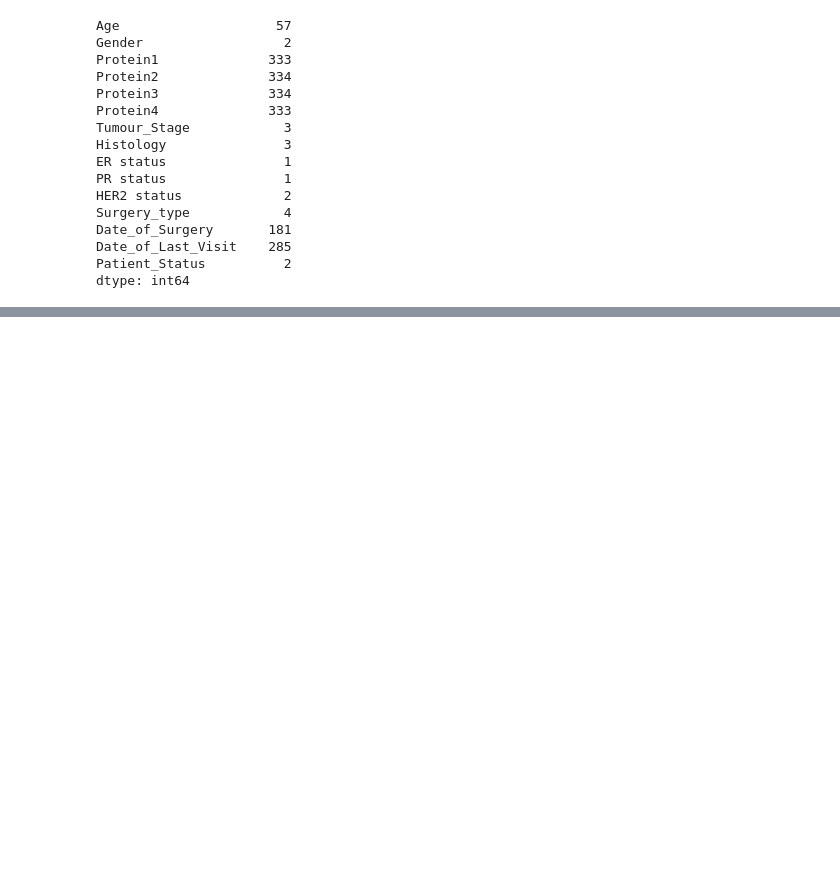
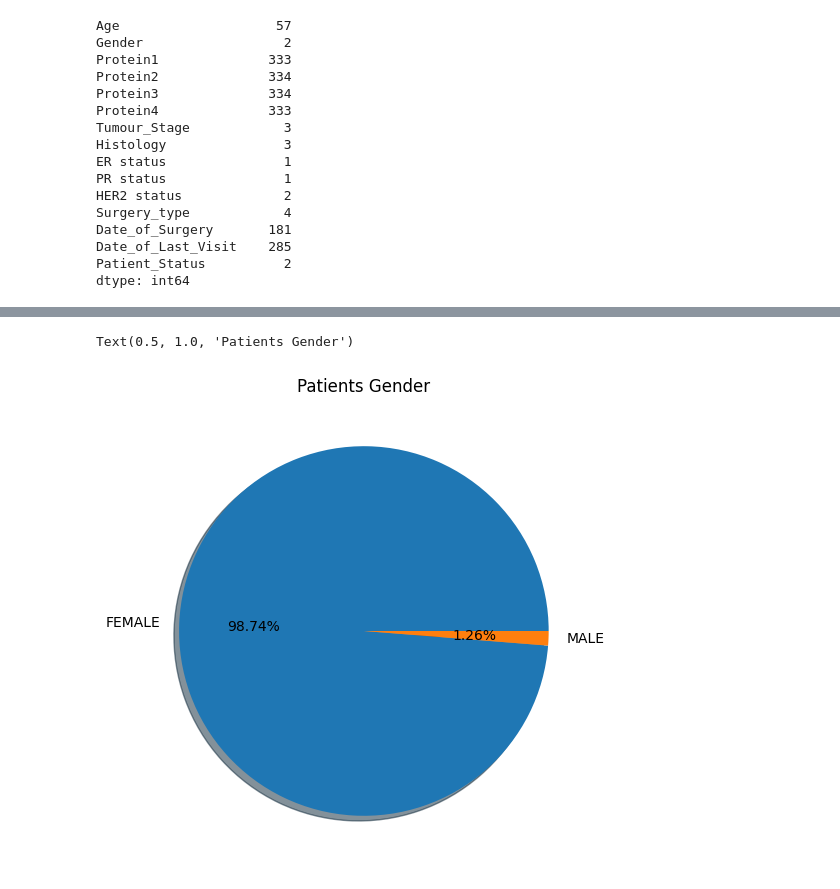
Before and after one commit to AkramMaouche/Breast-Cancer-Survival-Prediction, a Jupyter notebook: src/Notebook/Eda.ipynb, the cells around one changed output, grey strips where cells are left out. Saved outputs shown, nothing was run; the diff lists cells and outputs as text; code cells hidden in the pictures; blank space fills up the shorter version.

```diff
--- a/src/Notebook/Eda.ipynb
+++ b/src/Notebook/Eda.ipynb
@@ -119,0 +204,8 @@ dtype: int64
+# %%
+palatte_color = sns.color_palette('tab10')
+plt.figure(figsize=(6,6))
+plt.pie(x = df['Gender'].value_counts(),autopct='%.2f%%',labels=df['Gender'].value_counts().keys(),colors=palatte_color,shadow=True,)
+plt.title('Patients Gender')
+# %% [output]
+Text(0.5, 1.0, 'Patients Gender')
+[figure, added]
```
Also changed, not shown: parts of 12 cells of this notebook.
